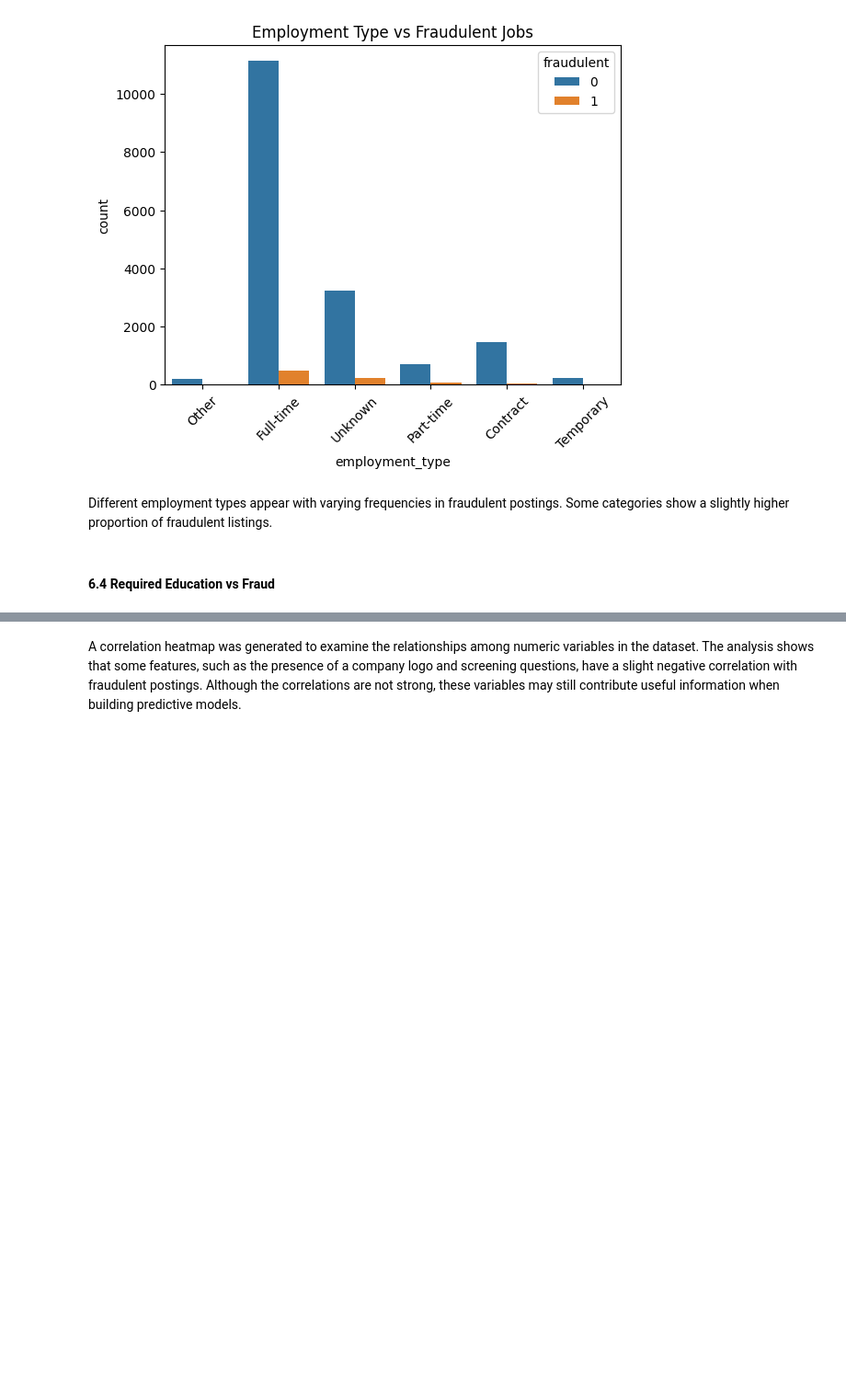
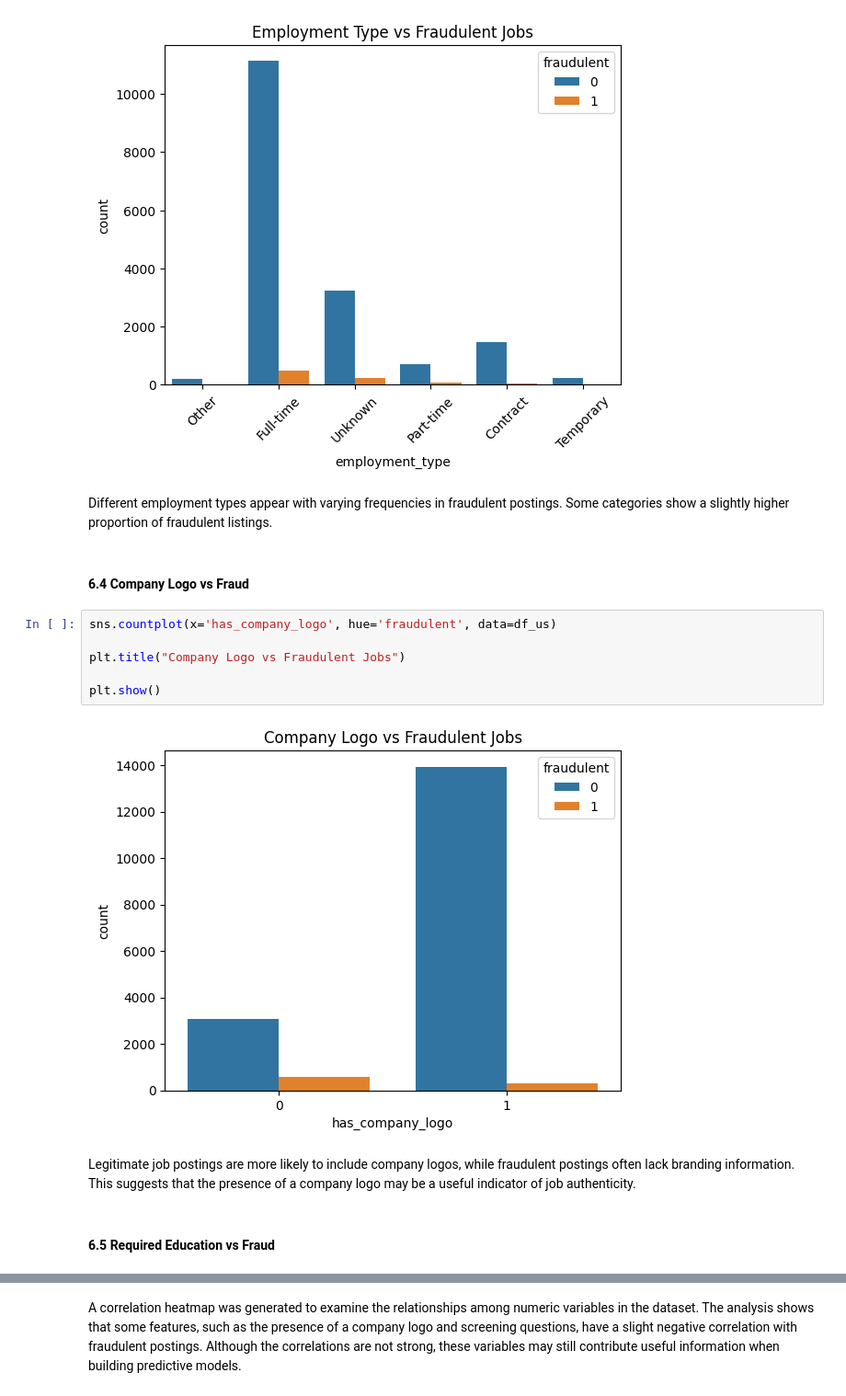
Before and after one commit to porhay007/Fake-Job-Posting-Detection-in-the-U.S.-Job-Market, a Jupyter notebook: Coding/Index.ipynb, the cells around one changed output, grey strips where cells are left out. Shown at 92% size. Saved outputs shown, nothing was run; the diff lists cells and outputs as text; blank space fills up the shorter version.

```diff
--- a/Coding/Index.ipynb
+++ b/Coding/Index.ipynb
@@ -194,6 +190,18 @@ plt.show()
 [figure]
 # %% [markdown]
 Different employment types appear with varying frequencies in fraudulent postings. Some categories show a slightly higher proportion of fraudulent listings.
+# %% [markdown]
+#### 6.4 Company Logo vs Fraud
+# %%
+sns.countplot(x='has_company_logo', hue='fraudulent', data=df_us)
+
+plt.title("Company Logo vs Fraudulent Jobs")
+
+plt.show()
+# %% [output]
+[figure, added]
+# %% [markdown]
+Legitimate job postings are more likely to include company logos, while fraudulent postings often lack branding information. This suggests that the presence of a company logo may be a useful indicator of job authenticity.
 # %% [markdown]
-#### 6.4 Required Education vs Fraud
+#### 6.5 Required Education vs Fraud
 # %%
```
Also changed, not shown: parts of 8 cells of this notebook, 1 other file.
